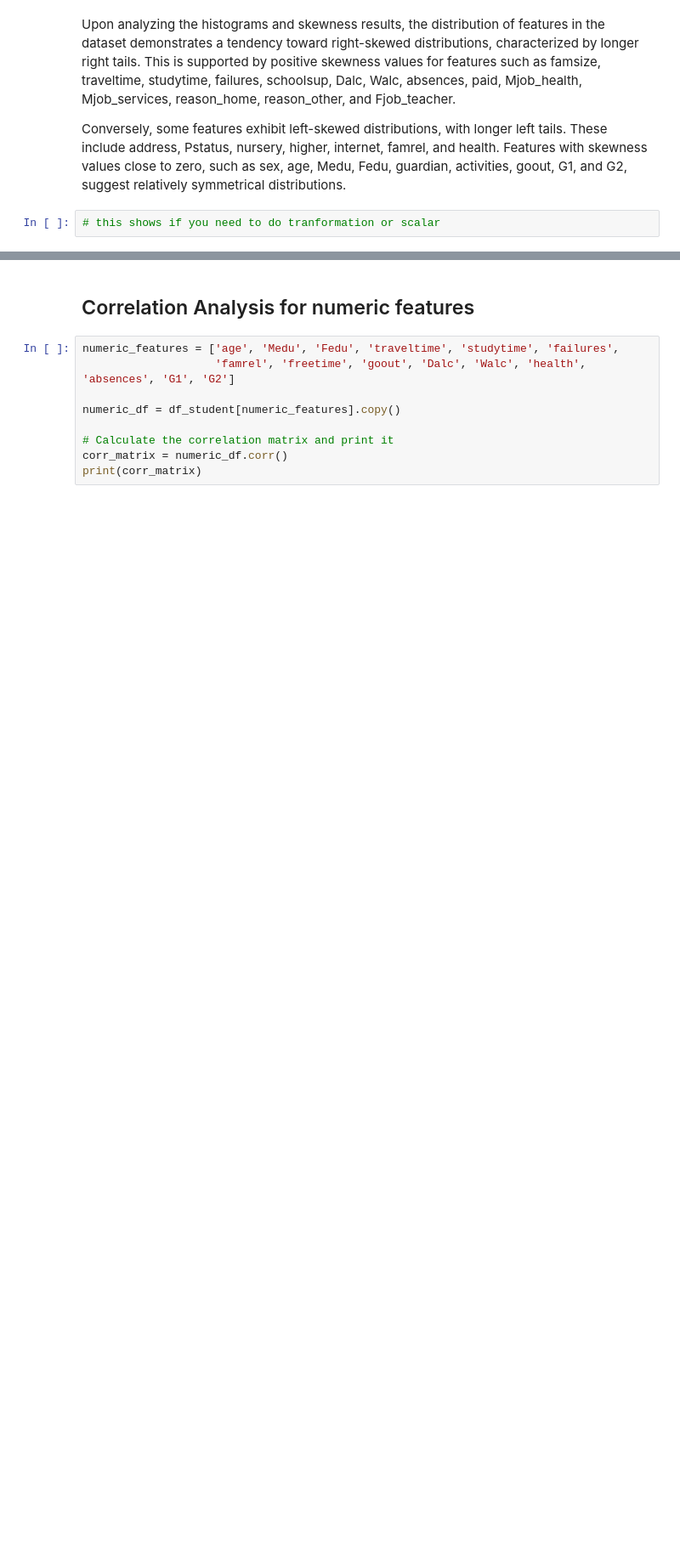
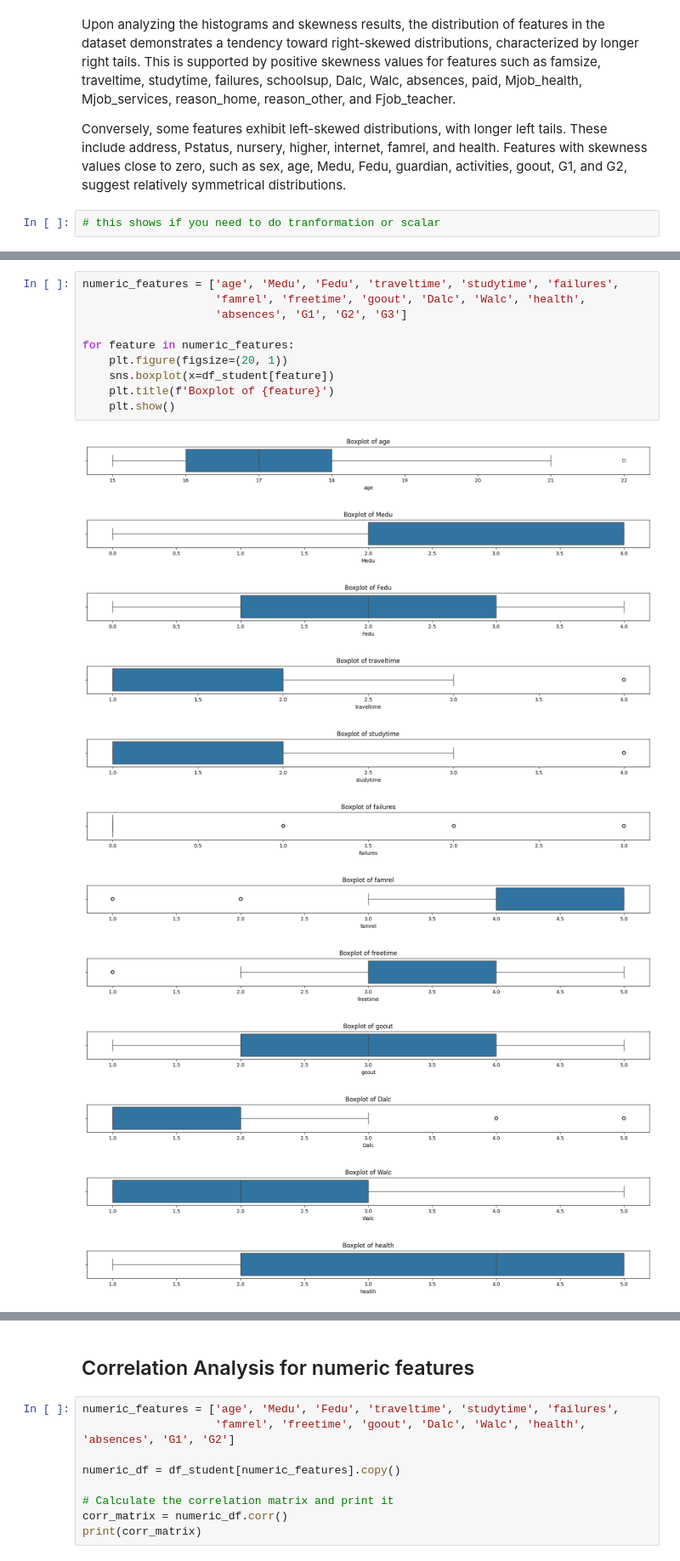
Before and after one commit to MiguelCarloKua/STINTSY_AlcoholConsumption, a Jupyter notebook: STINTSY_StudentAlcohol.ipynb, the cells around one changed output, grey strips where cells are left out. Shown at 85% size. Cells and saved outputs as stored; diff of their text form; blank space fills up the shorter version.

Commit message:
added boxplots

```diff
--- a/STINTSY_StudentAlcohol.ipynb
+++ b/STINTSY_StudentAlcohol.ipynb
@@ -353,0 +354,23 @@ Conversely, some features exhibit left-skewed distributions, with longer left ta
+# %%
+numeric_features = ['age', 'Medu', 'Fedu', 'traveltime', 'studytime', 'failures',
+                    'famrel', 'freetime', 'goout', 'Dalc', 'Walc', 'health',
+                    'absences', 'G1', 'G2', 'G3']
+
+for feature in numeric_features:
+    plt.figure(figsize=(20, 1))
+    sns.boxplot(x=df_student[feature])
+    plt.title(f'Boxplot of {feature}')
+    plt.show()
+# %% [output]
+[figure, added]
+[figure, added]
+[figure, added]
+[figure, added]
+[figure, added]
+[figure, added]
+[figure, added]
+[figure, added]
+[figure, added]
+[figure, added]
+[figure, added]
+[figure, added]
```
Also changed, not shown: parts of 4 cells of this notebook.
